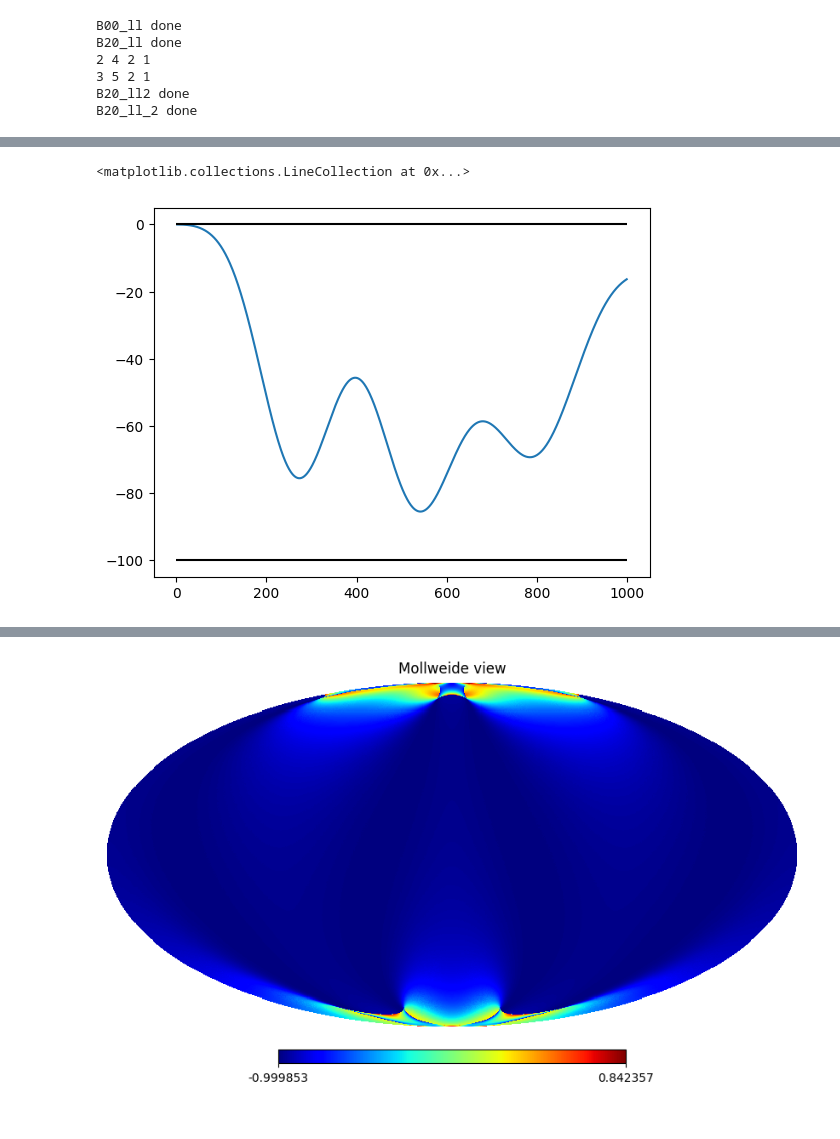
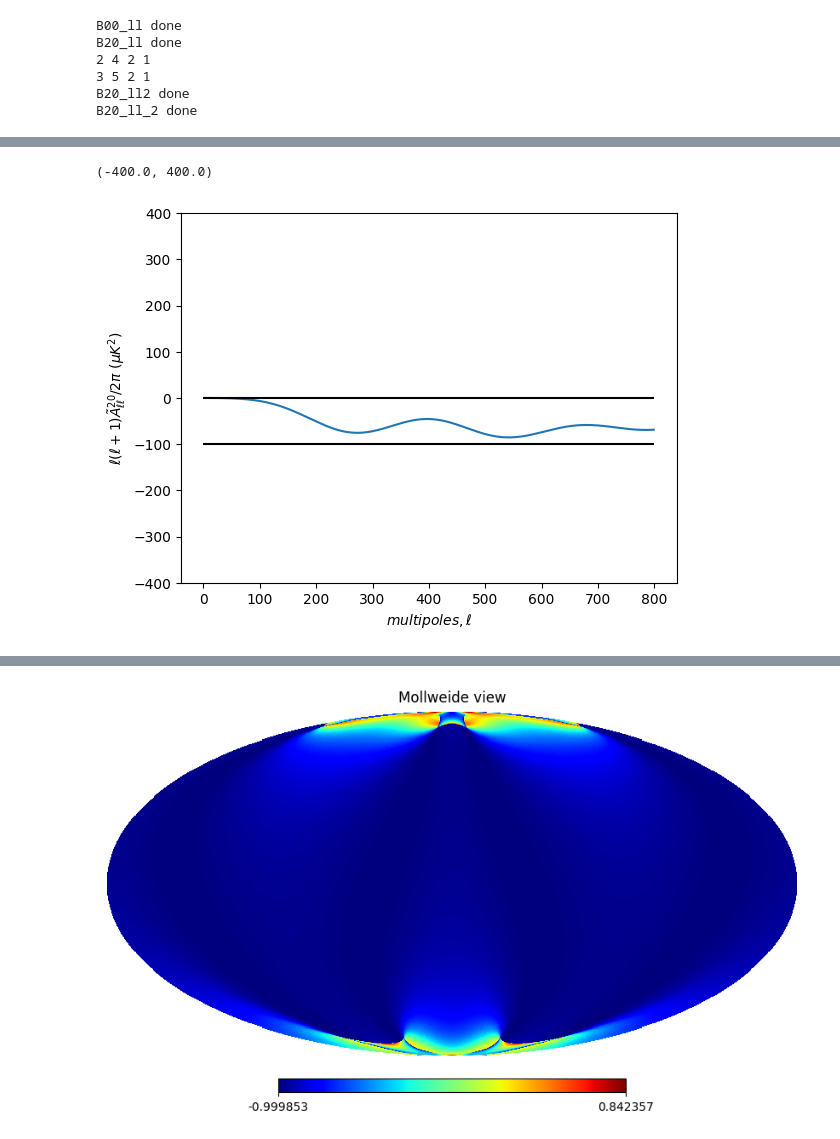
Before and after one commit to Souradeep-CMBLab/NC_beam_codes_Akashdeep, a Jupyter notebook: NC_beam_PT_scan_BipoSH_mBipoSH.ipynb, the cells around one changed output, grey strips where cells are left out. Cells and saved outputs as stored; diff of their text form; code cells hidden in the pictures.

```diff
--- a/NC_beam_PT_scan_BipoSH_mBipoSH.ipynb
+++ b/NC_beam_PT_scan_BipoSH_mBipoSH.ipynb
@@ -186,5 +236,5 @@ def B_L0_ll(L,l,l2,e,s):
 # %%
-lmax=1000
+lmax=800
 l_array=np.array([j for j in range(2,lmax)])
 B00_ll=B_L0_ll(0,l_array,l_array,ec,s)
 print('B00_ll done')
@@ -205,0 +277,7 @@ B00_l2l2=B_L0_ll(0,l_array+2,l_array+2,ec,s)
+# %%
+all=[]
+all2=[]
+for i in range(len(S)):
+    output=AL20_l1l2(l_array,ec_array[i],S[i],totCL)
+    all.append(output[0])
+    all2.append(output[1])
@@ -205,0 +302,8 @@ B00_l2l2=B_L0_ll(0,l_array+2,l_array+2,ec,s)
+# %%
+for i in range(len(S)):
+    plt.plot(l_array,all[i],label='e='+str(ec_array[i])+'  FWHM='+str(FW[i]))
+plt.ylabel(r'$l(l+1)\tilde{A}^{20}_{ll}/2\pi \,\, (\mu K^2)$')
+plt.xlabel(r'$multipole,l$')
+plt.legend()
+plt.savefig('A_tilde_20_ll_constant_ec',bbox_inches='tight',dpi=800)
+plt.show()
@@ -205,0 +312,8 @@ B00_l2l2=B_L0_ll(0,l_array+2,l_array+2,ec,s)
+# %%
+for i in range(len(S)):
+    plt.plot(l_array,all2[i],label='e='+str(ec_array[i])+' FWHM='+str(FW[i]))
+plt.ylabel(r'$l(l+1)\tilde{A}^{20}_{ll+2}/2\pi \,\, (\mu K^2)$')
+plt.xlabel(r'$multipole,l$')
+plt.legend()
+plt.savefig('A_tilde_20_l_2l_constant_ec',bbox_inches='tight',dpi=800)
+plt.show()
@@ -209,13 +325,13 @@ totCL = np.array([0.0, 0.0, 971.2570187674531, 920.0613179581726, 870.2274430198
 # %%
 #calculating A^20_ll
-def Pi_l(l):
-    return np.sqrt(2*l+1)
 L_array=np.array([2 for i in range(len(l_array))])
 A20_ll=((-1)**l_array)*(2*np.sqrt(5))*totCL[2:lmax]*B00_ll*B20_ll/((Pi_l(l_array)**3)*py3nj.clebsch_gordan(2*l_array,2*l_array,2*L_array,0,0,0))
 plt.plot(l_array,A20_ll)
 plt.hlines(0,0,lmax,colors='black')
 plt.hlines(-100,0,lmax,colors='black')
-#plt.ylim(-400,400)
+plt.xlabel(r'$multipoles,\ell$')
+plt.ylabel(r'$\ell(\ell+1)\tilde{A}^{20}_{\ell \ell}/2\pi \,\, (\mu K^2)$')
+plt.ylim(-400,400)
 # %% [output]
-<matplotlib.collections.LineCollection at 0x...>
+(-400.0, 400.0)
-[figure, old version]
+[figure, new version]
```
Also changed, not shown: parts of 31 cells of this notebook.
